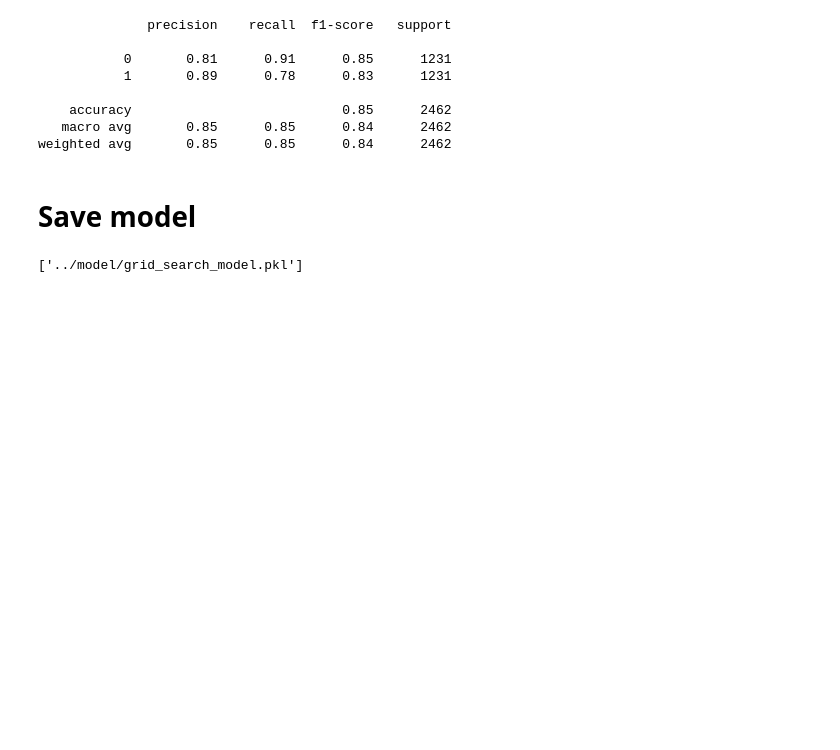
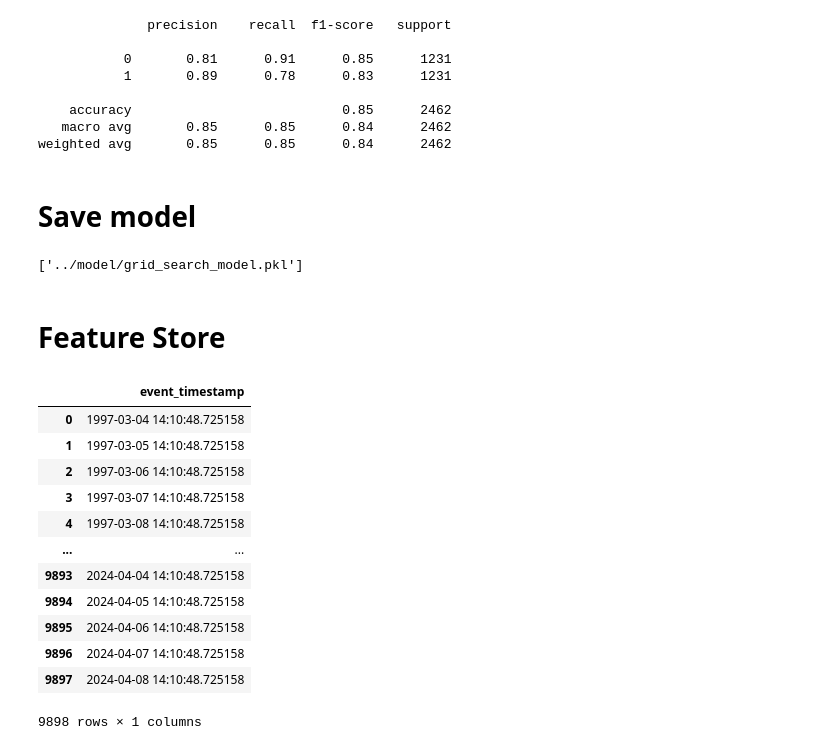
Before and after one commit to gunblasterXTO/computer-brand-ml, a Jupyter notebook: notebooks/modeling.ipynb, the cells around one changed output. Cells and saved outputs as stored; diff of their text form; code cells hidden in the pictures; blank space fills up the shorter version.

Commit message:
feat: handle feature store

```diff
--- a/notebooks/modeling.ipynb
+++ b/notebooks/modeling.ipynb
@@ -203,3 +203,24 @@ model_obj = {
 joblib.dump(model_obj, "../model/grid_search_model.pkl")
 # %% [output]
 ['../model/grid_search_model.pkl']
+# %% [markdown]
+# Feature Store
+# %%
+timestamps = pd.date_range(end=pd.Timestamp.now(), periods=len(train_data), freq="D")
+timestamps = timestamps.to_frame(name="event_timestamp", index=False)
+# %%
+timestamps  # this is a dummy, to show that we need to store the timestamp when the data is being recorded for future call from Feature Store
+# %% [output]
+|  | event_timestamp |
+| 0 | 1997-03-04 14:10:48.725158 |
+| 1 | 1997-03-05 14:10:48.725158 |
+| 2 | 1997-03-06 14:10:48.725158 |
+| 3 | 1997-03-07 14:10:48.725158 |
+| 4 | 1997-03-08 14:10:48.725158 |
+| ... | ... |
+| 9893 | 2024-04-04 14:10:48.725158 |
+| 9894 | 2024-04-05 14:10:48.725158 |
+| 9895 | 2024-04-06 14:10:48.725158 |
+| 9896 | 2024-04-07 14:10:48.725158 |
+| 9897 | 2024-04-08 14:10:48.725158 |
+9898 rows × 1 columns
```
Also changed, not shown: parts of 3 cells of this notebook, 5 other files.
